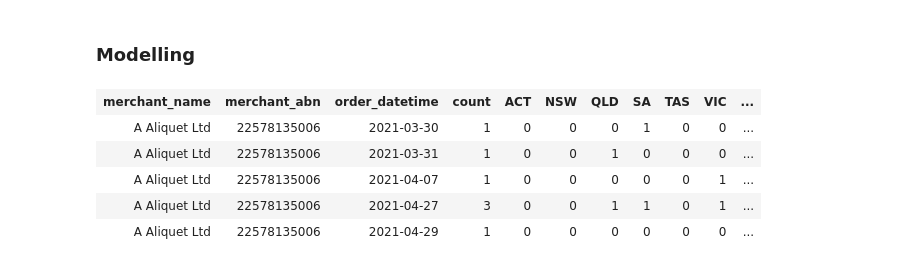
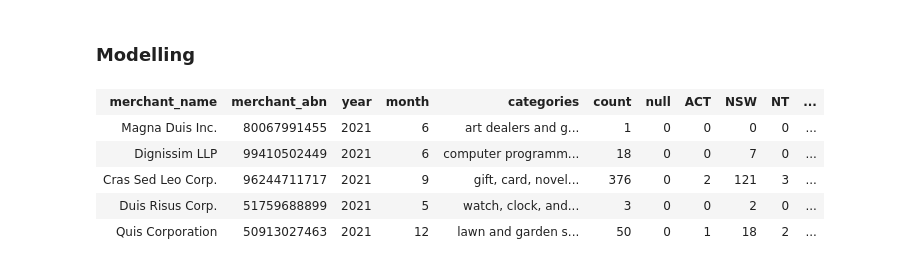
Before and after one commit to MAST30034-Applied-Data-Science/generic-buy-now-pay-later-project-group-10-bnpl, a Jupyter notebook: models/Number_customers_model.ipynb, the cells around one changed output. Saved outputs shown, nothing was run; the diff lists cells and outputs as text; code cells hidden in the pictures.

```diff
--- a/models/Number_customers_model.ipynb
+++ b/models/Number_customers_model.ipynb
@@ -96,18 +99,20 @@ data_month = data.withColumn('year',year(data.order_datetime))
 data_month = data_month.withColumn('month',month(data_month.order_datetime))
 data_month.limit(5)
 
-states_month = data_month.groupBy("merchant_name", "merchant_abn", "year", "month").pivot('state').count().fillna(0)
-total_count_month = data_month.groupBy("merchant_name", "merchant_abn", "year", "month").count()
-genders_month = data_month.groupBy("merchant_name", "merchant_abn", "year", "month").pivot('gender').count().fillna(0)
+states_month = data_month.groupBy("merchant_name", "merchant_abn", "year", "month", "categories").pivot('state').count().fillna(0)
+total_count_month = data_month.groupBy("merchant_name", "merchant_abn", "year", "month", "categories").count()
+genders_month = data_month.groupBy("merchant_name", "merchant_abn", "year", "month", "categories").pivot('gender').count().fillna(0)
 
 states_month = states_month.withColumnRenamed("merchant_name", "merchant_name_st") \
     .withColumnRenamed("merchant_abn", 'merchant_abn_st') \
     .withColumnRenamed("year", 'year_st') \
-    .withColumnRenamed("month", 'month_st')
+    .withColumnRenamed("month", 'month_st') \
+    .withColumnRenamed("categories", "categories_st")
 genders_month = genders_month.withColumnRenamed("merchant_name", "merchant_name_g") \
     .withColumnRenamed("merchant_abn", 'merchant_abn_g') \
     .withColumnRenamed("year", 'year_g') \
-    .withColumnRenamed("month", 'month_g')
+    .withColumnRenamed("month", 'month_g') \
+    .withColumnRenamed("categories", "categories_g")
 
 joined_month = total_count_month.join(states_month,(total_count_month["merchant_name"] == states_month["merchant_name_st"]) & \
                  (total_count_month["merchant_abn"] == states_month["merchant_abn_st"]) & \
@@ -118,8 +123,8 @@ joined_month = total_count_month.join(states_month,(total_count_month["merchant_
                  (total_count_month["year"] == genders_month["year_g"]) & \
                  (total_count_month["month"] == genders_month["month_g"]))
 
-agg_month = joined_month.drop("merchant_name_st", "merchant_abn_st", "year_st", "month_st",
-                  "merchant_name_g", "merchant_abn_g", "year_g", "month_g")
+agg_month = joined_month.drop("merchant_name_st", "merchant_abn_st", "year_st", "month_st", "categories_st",
+                  "merchant_name_g", "merchant_abn_g", "year_g", "month_g", "categories_g")
 
 agg_month.limit(20)
 # %% [output]
@@ -176,0 +184,10 @@ agg_projection.withColumn("prev_month")
+# %%
+agg_projection = agg_projection.withColumn("prev_year", \
+              when(agg_projection["month"] == 1, agg_projection['year'] - 1).otherwise(agg_projection['year']))
+agg_projection = agg_projection.withColumn("prev_month", \
+              when(agg_projection["month"] == 1, 12).otherwise(agg_projection['month'] - 1))
+agg_projection = agg_projection.drop("year", "month")
+agg_projection = agg_projection.withColumnRenamed("count", "future_count") \
+                            .withColumnRenamed("merchant_name", "p_merchant_name") \
+                            .withColumnRenamed("merchant_abn", "p_merchant_abn")
+agg_projection.limit(5)
@@ -176,0 +201,8 @@ agg_projection.withColumn("prev_month")
+# %%
+final_data = agg_month.join(agg_projection, (agg_month.merchant_name == agg_projection.p_merchant_name) &
+                           (agg_month.merchant_abn == agg_projection.p_merchant_abn) &
+                           (agg_month.year == agg_projection.prev_year) &
+                           (agg_month.month == agg_projection.prev_month), how = 'inner')
+
+final_data = final_data.drop("p_merchant_name", "p_merchant_abn", "prev_year", "prev_month")
+final_data.limit(5)
@@ -184,18 +223,18 @@ import pandas as pd
 
 # https://goodboychan.github.io/python/datacamp/pyspark/2020/08/11/01-Regression-in-PySpark.html#One-Hot-Encoding
 # %%
-agg1 = StringIndexer(inputCol='merchant_name', outputCol='merchant_name_idx').fit(agg).transform(agg)
+agg1 = StringIndexer(inputCol='merchant_name', outputCol='merchant_name_idx').fit(final_data).transform(final_data)
 onehot = OneHotEncoder(inputCols=['merchant_name_idx'], outputCols=['merchant_name_dummy'])
 onehot = onehot.fit(agg1)
 agg2 = onehot.transform(agg1)
 agg2.limit(5)
 # %% [output]
-| merchant_name | merchant_abn | order_datetime | count | ACT | NSW | QLD | SA | TAS | VIC | ... |
-| A Aliquet Ltd | 22578135006 | 2021-03-30 | 1 | 0 | 0 | 0 | 1 | 0 | 0 | ... |
-| A Aliquet Ltd | 22578135006 | 2021-03-31 | 1 | 0 | 0 | 1 | 0 | 0 | 0 | ... |
-| A Aliquet Ltd | 22578135006 | 2021-04-07 | 1 | 0 | 0 | 0 | 0 | 0 | 1 | ... |
-| A Aliquet Ltd | 22578135006 | 2021-04-27 | 3 | 0 | 0 | 1 | 1 | 0 | 1 | ... |
-| A Aliquet Ltd | 22578135006 | 2021-04-29 | 1 | 0 | 0 | 0 | 0 | 0 | 0 | ... |
+| merchant_name | merchant_abn | year | month | categories | count | null | ACT | NSW | NT | ... |
+| Magna Duis Inc. | 80067991455 | 2021 | 6 | art dealers and g... | 1 | 0 | 0 | 0 | 0 | ... |
+| Dignissim LLP | 99410502449 | 2021 | 6 | computer programm... | 18 | 0 | 0 | 7 | 0 | ... |
+| Cras Sed Leo Corp. | 96244711717 | 2021 | 9 | gift, card, novel... | 376 | 0 | 2 | 121 | 3 | ... |
+| Duis Risus Corp. | 51759688899 | 2021 | 5 | watch, clock, and... | 3 | 0 | 0 | 2 | 0 | ... |
+| Quis Corporation | 50913027463 | 2021 | 12 | lawn and garden s... | 50 | 0 | 1 | 18 | 2 | ... |
 # %%
 # Assembling Features Vector
 assembler = VectorAssembler(inputCols=['merchant_name_dummy', 'ACT', 'NSW', 'QLD', 'SA', 'TAS', 'VIC',
```
Also changed, not shown: parts of 40 cells of this notebook.
